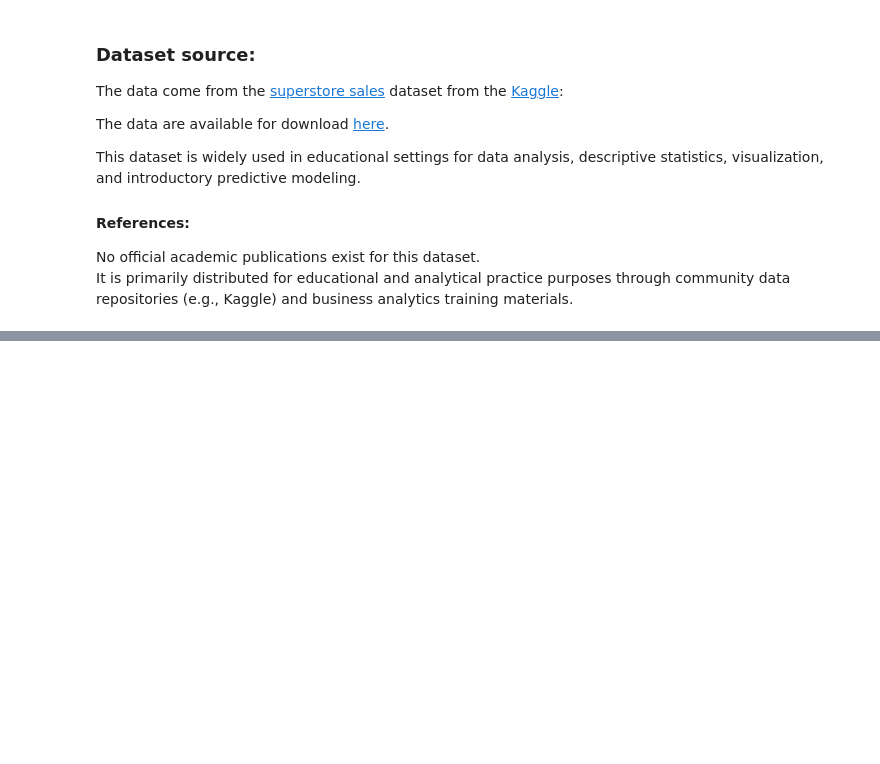
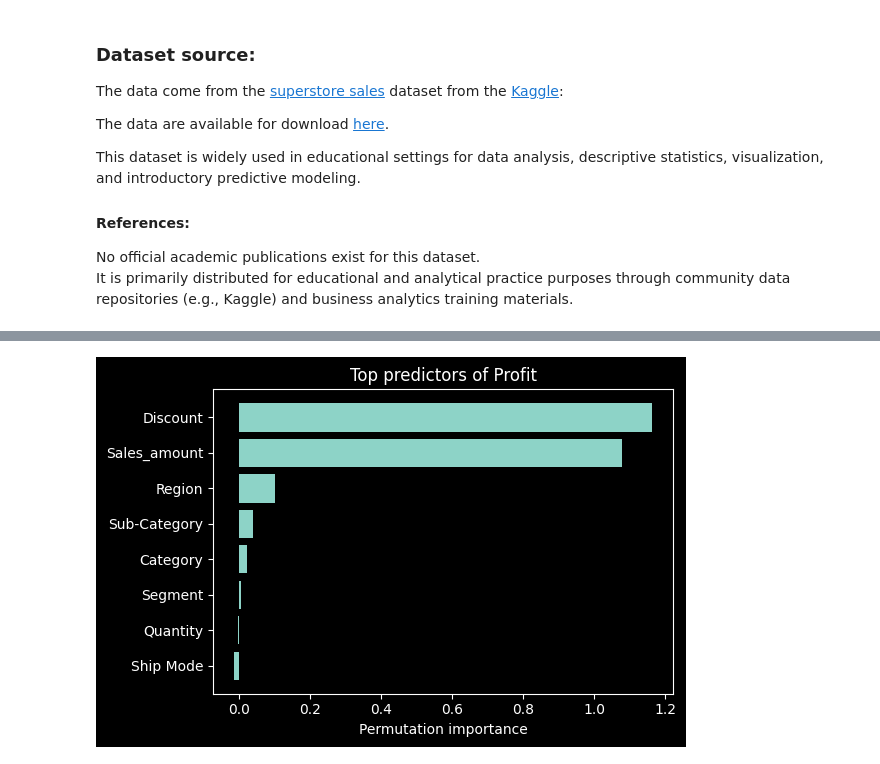
Before and after one commit to qilrkf/DataAnalysisAssignments, a Jupyter notebook: FP-6/main.ipynb, the cells around one changed output, grey strips where cells are left out. Saved outputs shown, nothing was run; the diff lists cells and outputs as text; code cells hidden in the pictures; blank space fills up the shorter version.

```diff
--- a/FP-6/main.ipynb
+++ b/FP-6/main.ipynb
@@ -75,0 +67,4 @@ profit generation.
+# %%
+perm_importance()
+# %% [output]
+[figure, added]
```
Also changed, not shown: parts of 11 cells of this notebook, 1 other file.
